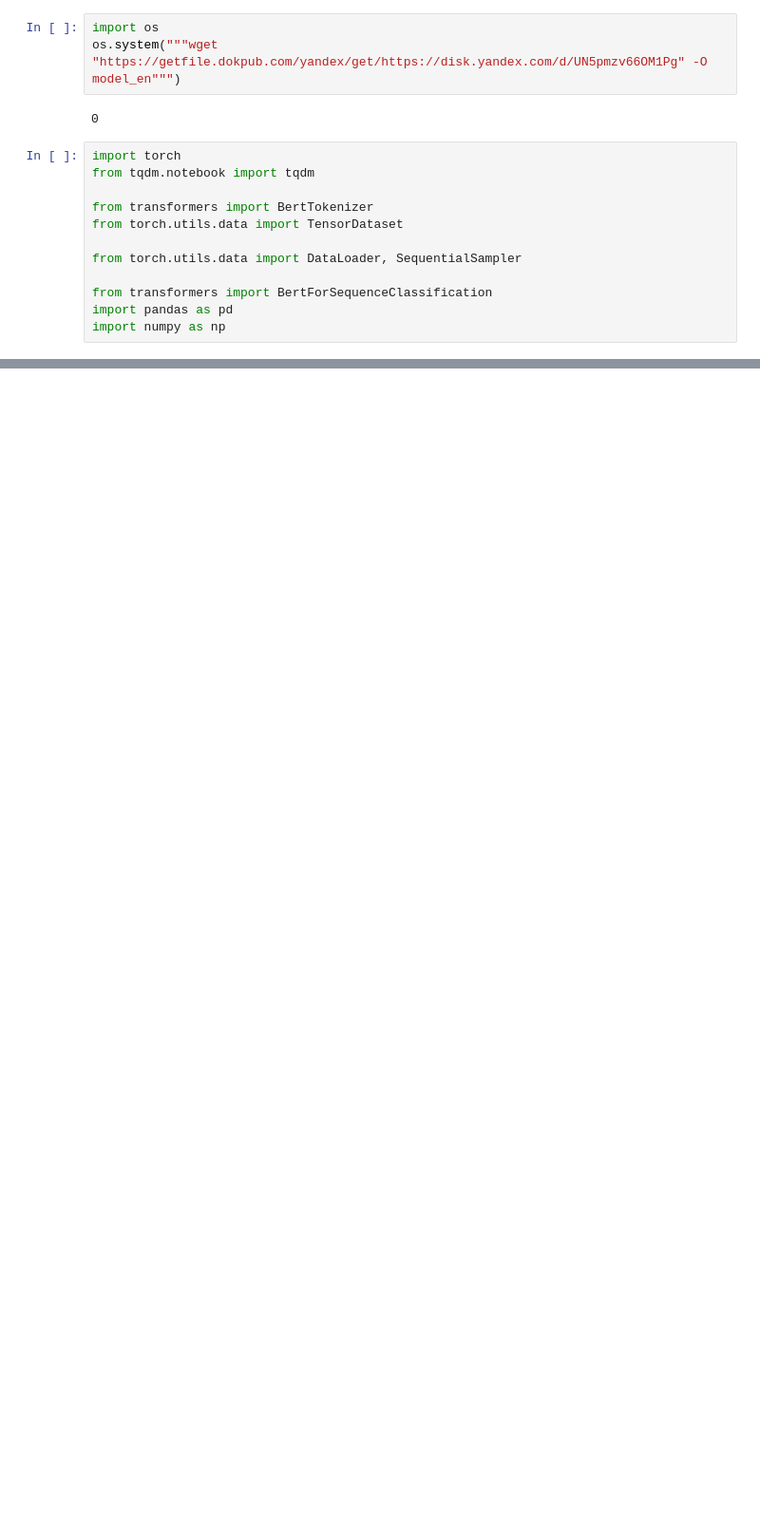
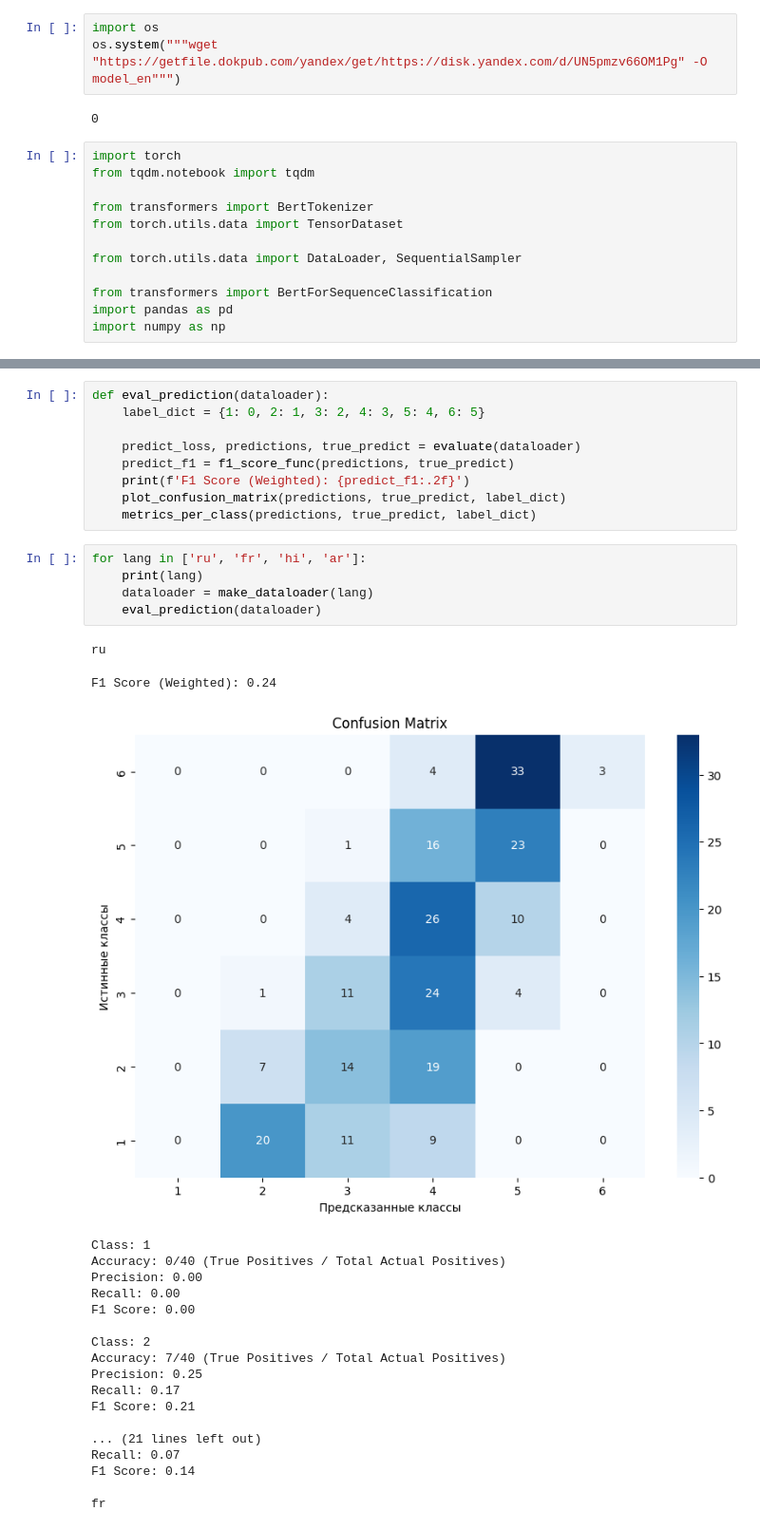
Before and after one commit to AndreyK2001/BERT-Classification, a Jupyter notebook: ANC/ANC.ipynb, the cells around one changed output, grey strips where cells are left out. Shown: that part at 95% size. Drawn from its saved outputs; the diff is of its cells as text; blank space fills up the shorter version.

```diff
--- a/ANC/ANC.ipynb
+++ b/ANC/ANC.ipynb
@@ -229,0 +335,35 @@ plt.show()
+# %%
+def eval_prediction(dataloader):
+    label_dict = {1: 0, 2: 1, 3: 2, 4: 3, 5: 4, 6: 5}
+
+    predict_loss, predictions, true_predict = evaluate(dataloader)
+    predict_f1 = f1_score_func(predictions, true_predict)
+    print(f'F1 Score (Weighted): {predict_f1:.2f}')
+    plot_confusion_matrix(predictions, true_predict, label_dict)
+    metrics_per_class(predictions, true_predict, label_dict)
+# %%
+for lang in ['ru', 'fr', 'hi', 'ar']:
+    print(lang)
+    dataloader = make_dataloader(lang)
+    eval_prediction(dataloader)
+# %% [output]
+ru
+F1 Score (Weighted): 0.24
+[figure, added]
+Class: 1
+Accuracy: 0/40 (True Positives / Total Actual Positives)
+Precision: 0.00
+Recall: 0.00
+F1 Score: 0.00
+
+Class: 2
+Accuracy: 7/40 (True Positives / Total Actual Positives)
+Precision: 0.25
+Recall: 0.17
+F1 Score: 0.21
+
+... (21 lines left out)
+Recall: 0.07
+F1 Score: 0.14
+
+fr
```
Also changed, not shown: parts of 21 cells of this notebook, 4 other files.
